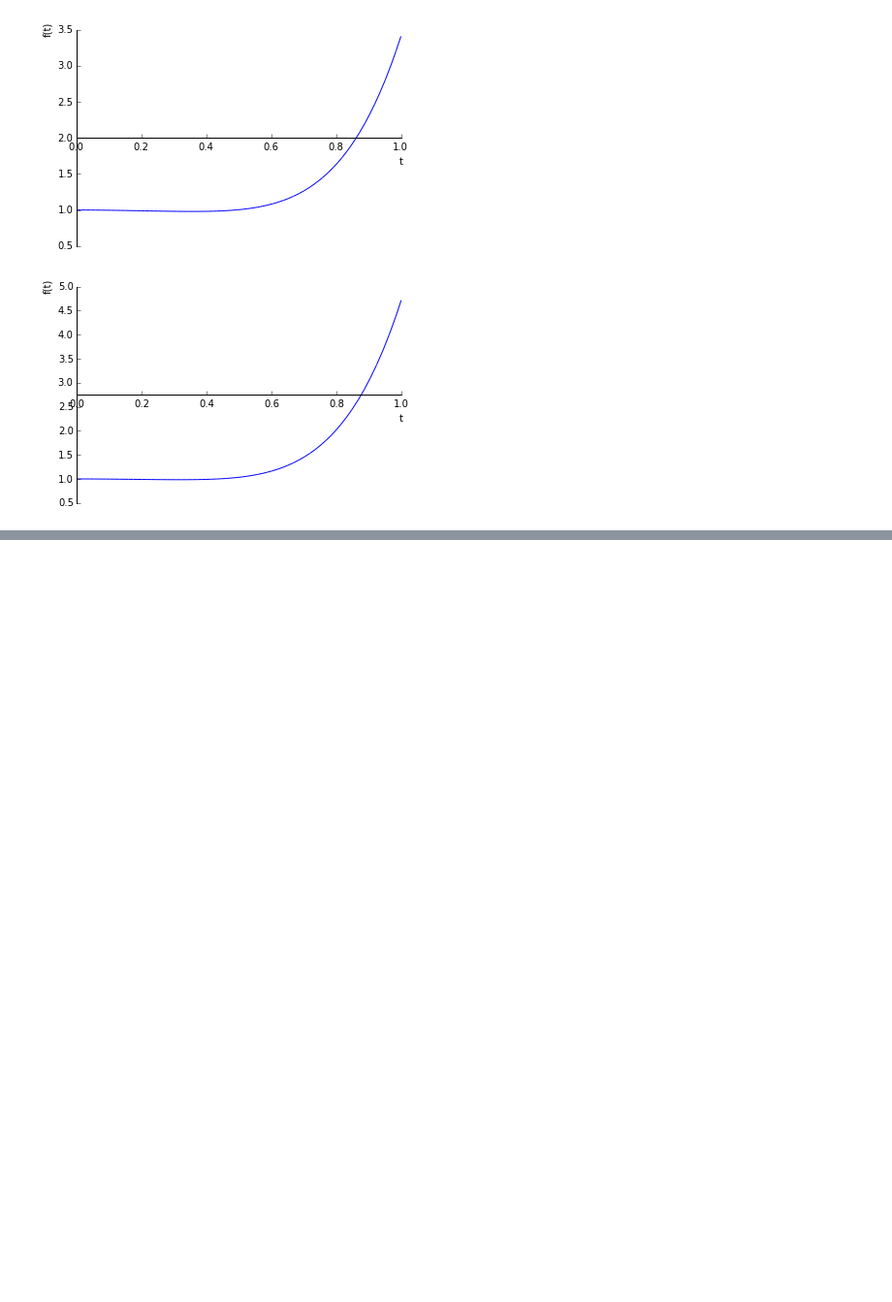
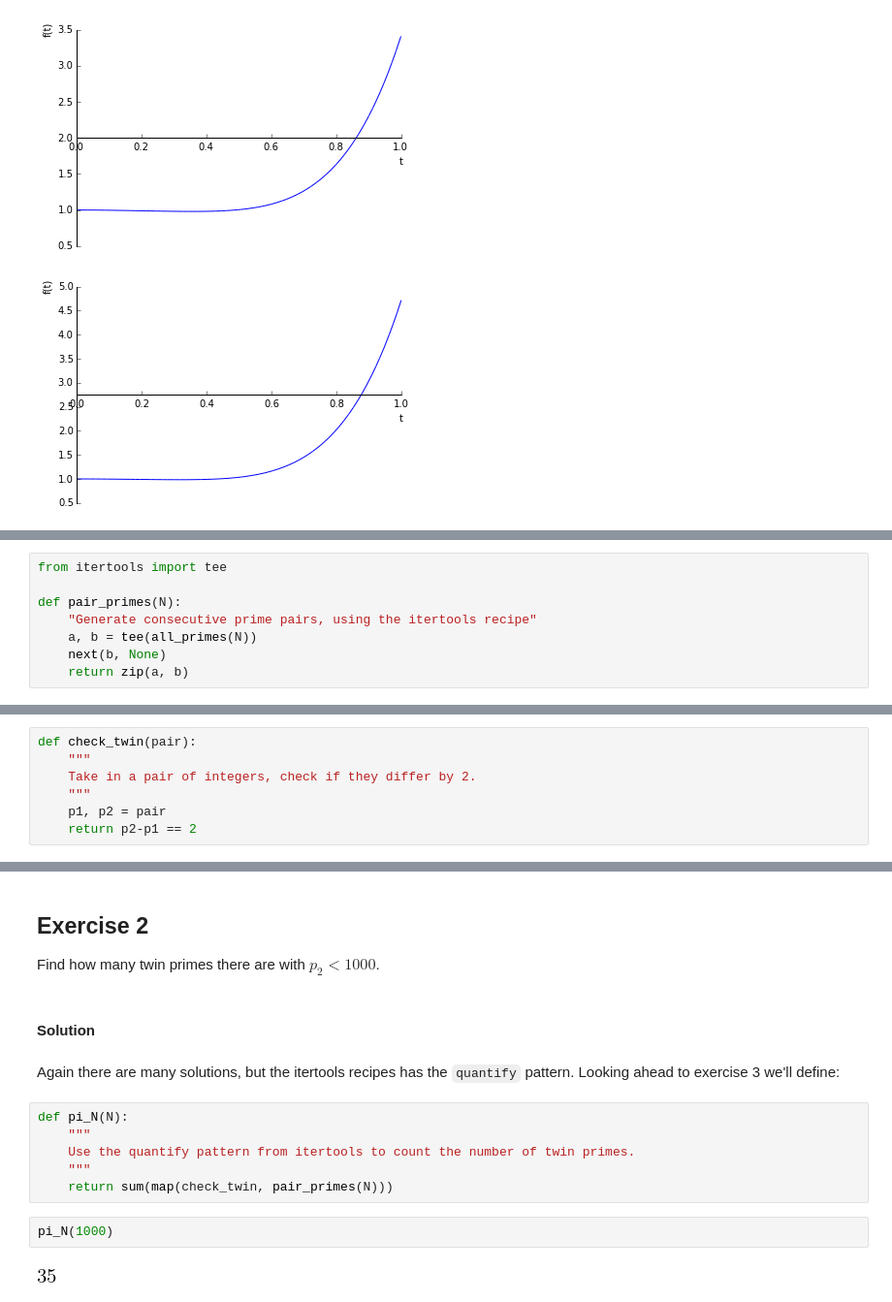
Before and after one commit to IanHawke/maths-with-python, a Jupyter notebook: ExercisesSolutions.ipynb, the cells around one changed output, grey strips where cells are left out. Shown at 97% size. Saved outputs shown, nothing was run; the diff lists cells and outputs as text; blank space fills up the shorter version.

Commit message:
Work out some solutions to the generator exercises.

```diff
--- a/ExercisesSolutions.ipynb
+++ b/ExercisesSolutions.ipynb
@@ -1859,0 +1902,8 @@ for n in range(2, 11):
+# %%
+from itertools import tee
+
+def pair_primes(N):
+    "Generate consecutive prime pairs, using the itertools recipe"
+    a, b = tee(all_primes(N))
+    next(b, None)
+    return zip(a, b)
@@ -1859,0 +1912,7 @@ for n in range(2, 11):
+# %%
+def check_twin(pair):
+    """
+    Take in a pair of integers, check if they differ by 2.
+    """
+    p1, p2 = pair
+    return p2-p1 == 2
@@ -1859,0 +1937,18 @@ for n in range(2, 11):
+# %% [markdown]
+## Exercise 2
+
+Find how many twin primes there are with $p_2 < 1000$.
+# %% [markdown]
+#### Solution
+# %% [markdown]
+Again there are many solutions, but the itertools recipes has the `quantify` pattern. Looking ahead to exercise 3 we'll define:
+# %%
+def pi_N(N):
+    """
+    Use the quantify pattern from itertools to count the number of twin primes.
+    """
+    return sum(map(check_twin, pair_primes(N)))
+# %%
+pi_N(1000)
+# %% [output]
+[figure, added]
```
Also changed, not shown: parts of 52 cells of this notebook, 1 other file.
